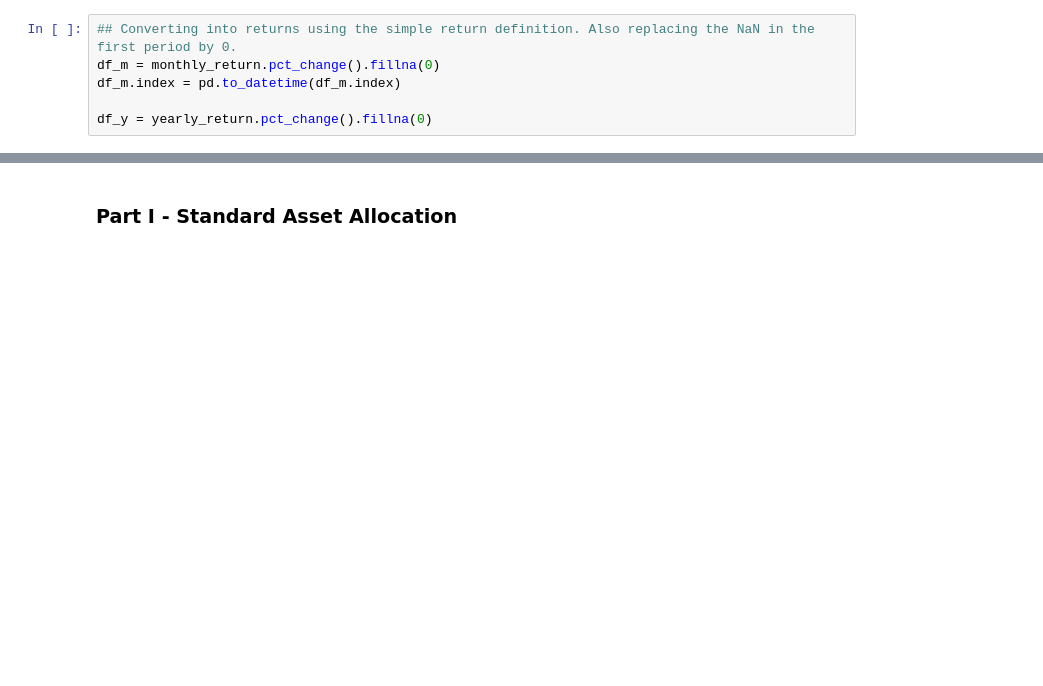
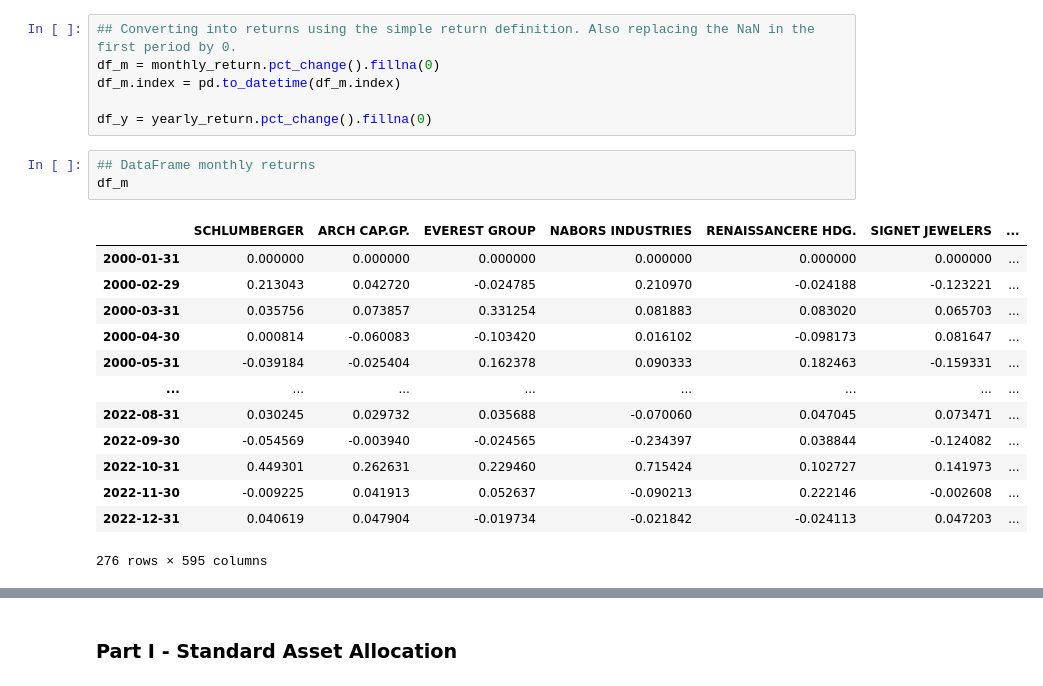
Before and after one commit to dorentinmorina/SAAM, a Jupyter notebook: main.ipynb, the cells around one changed output, grey strips where cells are left out. Saved outputs shown, nothing was run; the diff lists cells and outputs as text; blank space fills up the shorter version.

```diff
--- a/main.ipynb
+++ b/main.ipynb
@@ -18,3 +18,20 @@ df_m = monthly_return.pct_change().fillna(0)
 df_m.index = pd.to_datetime(df_m.index)
 
 df_y = yearly_return.pct_change().fillna(0)
+# %%
+## DataFrame monthly returns
+df_m
+# %% [output]
+|  | SCHLUMBERGER | ARCH CAP.GP. | EVEREST GROUP | NABORS INDUSTRIES | RENAISSANCERE HDG. | SIGNET JEWELERS | ... |
+| 2000-01-31 | 0.000000 | 0.000000 | 0.000000 | 0.000000 | 0.000000 | 0.000000 | ... |
+| 2000-02-29 | 0.213043 | 0.042720 | -0.024785 | 0.210970 | -0.024188 | -0.123221 | ... |
+| 2000-03-31 | 0.035756 | 0.073857 | 0.331254 | 0.081883 | 0.083020 | 0.065703 | ... |
+| 2000-04-30 | 0.000814 | -0.060083 | -0.103420 | 0.016102 | -0.098173 | 0.081647 | ... |
+| 2000-05-31 | -0.039184 | -0.025404 | 0.162378 | 0.090333 | 0.182463 | -0.159331 | ... |
+| ... | ... | ... | ... | ... | ... | ... | ... |
+| 2022-08-31 | 0.030245 | 0.029732 | 0.035688 | -0.070060 | 0.047045 | 0.073471 | ... |
+| 2022-09-30 | -0.054569 | -0.003940 | -0.024565 | -0.234397 | 0.038844 | -0.124082 | ... |
+| 2022-10-31 | 0.449301 | 0.262631 | 0.229460 | 0.715424 | 0.102727 | 0.141973 | ... |
+| 2022-11-30 | -0.009225 | 0.041913 | 0.052637 | -0.090213 | 0.222146 | -0.002608 | ... |
+| 2022-12-31 | 0.040619 | 0.047904 | -0.019734 | -0.021842 | -0.024113 | 0.047203 | ... |
+276 rows × 595 columns
```
Also changed, not shown: parts of 10 cells of this notebook, 1 other file.
